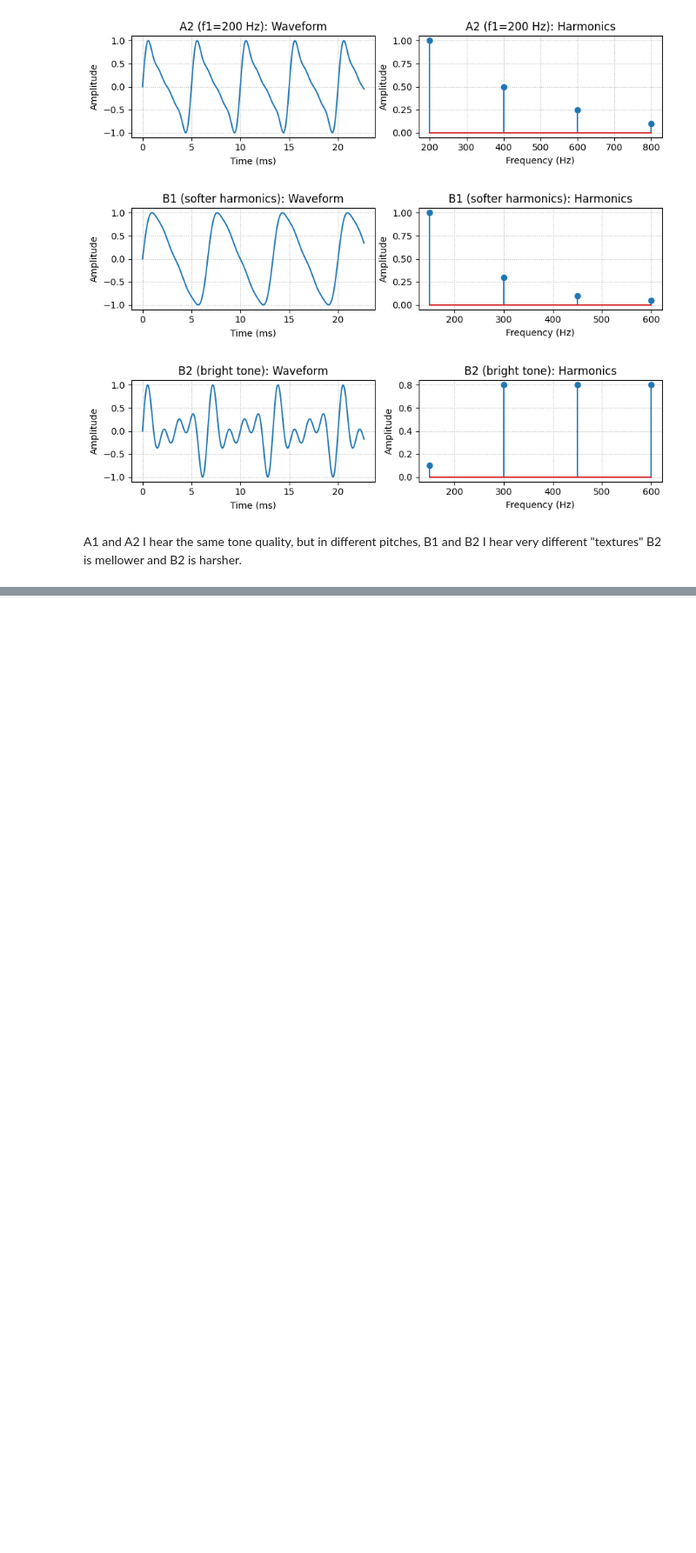
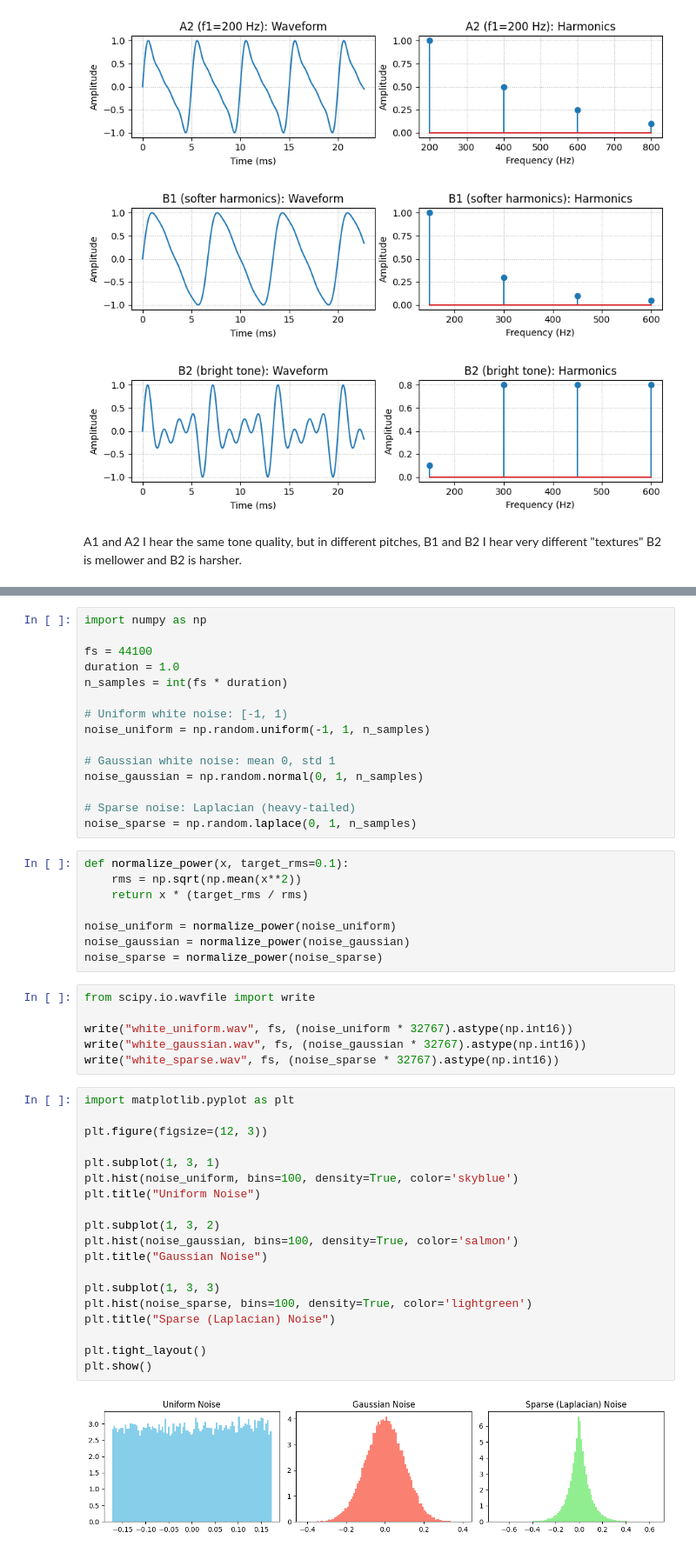
Before and after one commit to RyanL72/CSDS_364, a Jupyter notebook: Assignment_A4/A4_rhl72.ipynb, the cells around one changed output, grey strips where cells are left out. Shown at 87% size. Saved outputs shown, nothing was run; the diff lists cells and outputs as text; blank space fills up the shorter version.

```diff
--- a/Assignment_A4/A4_rhl72.ipynb
+++ b/Assignment_A4/A4_rhl72.ipynb
@@ -321,0 +350,50 @@ A1 and A2 I hear the same tone quality, but in different pitches, B1 and B2 I he
+# %%
+import numpy as np
+
+fs = 44100
+duration = 1.0
+n_samples = int(fs * duration)
+
+# Uniform white noise: [-1, 1)
+noise_uniform = np.random.uniform(-1, 1, n_samples)
+
+# Gaussian white noise: mean 0, std 1
+noise_gaussian = np.random.normal(0, 1, n_samples)
+
+# Sparse noise: Laplacian (heavy-tailed)
+noise_sparse = np.random.laplace(0, 1, n_samples)
+# %%
+def normalize_power(x, target_rms=0.1):
+    rms = np.sqrt(np.mean(x**2))
+    return x * (target_rms / rms)
+
+noise_uniform = normalize_power(noise_uniform)
+noise_gaussian = normalize_power(noise_gaussian)
+noise_sparse = normalize_power(noise_sparse)
+# %%
+from scipy.io.wavfile import write
+
+write("white_uniform.wav", fs, (noise_uniform * 32767).astype(np.int16))
+write("white_gaussian.wav", fs, (noise_gaussian * 32767).astype(np.int16))
+write("white_sparse.wav", fs, (noise_sparse * 32767).astype(np.int16))
+# %%
+import matplotlib.pyplot as plt
+
+plt.figure(figsize=(12, 3))
+
+plt.subplot(1, 3, 1)
+plt.hist(noise_uniform, bins=100, density=True, color='skyblue')
+plt.title("Uniform Noise")
+
+plt.subplot(1, 3, 2)
+plt.hist(noise_gaussian, bins=100, density=True, color='salmon')
+plt.title("Gaussian Noise")
+
+plt.subplot(1, 3, 3)
+plt.hist(noise_sparse, bins=100, density=True, color='lightgreen')
+plt.title("Sparse (Laplacian) Noise")
+
+plt.tight_layout()
+plt.show()
+# %% [output]
+[figure, added]
```
Also changed, not shown: parts of 5 cells of this notebook, 5 other files.
